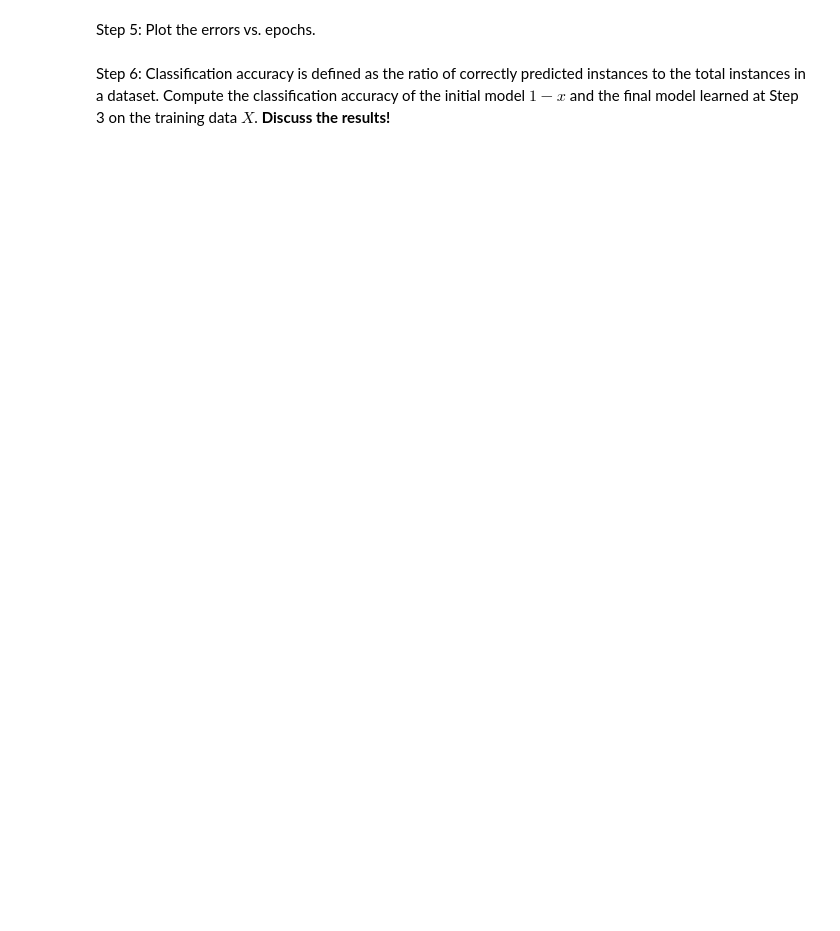
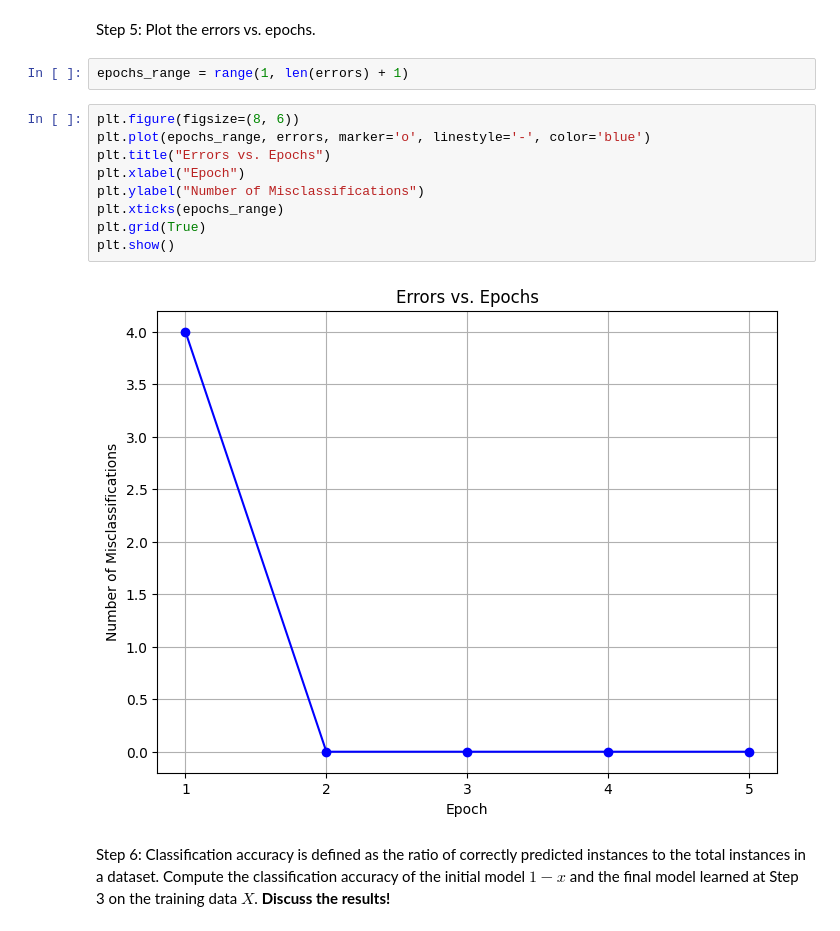
Before and after one commit to Mintass/INFO213, a Jupyter notebook: INFO213_Assignment1.ipynb, the cells around one changed output. Cells and saved outputs as stored; diff of their text form; blank space fills up the shorter version.

```diff
--- a/INFO213_Assignment1.ipynb
+++ b/INFO213_Assignment1.ipynb
@@ -146,4 +251,17 @@ Step 4: Plot the points represented by $(X, y)$, the initial model, and the fina
 # %% [markdown]
 Step 5: Plot the errors vs. epochs.
+# %%
+epochs_range = range(1, len(errors) + 1)
+# %%
+plt.figure(figsize=(8, 6))
+plt.plot(epochs_range, errors, marker='o', linestyle='-', color='blue')
+plt.title("Errors vs. Epochs")
+plt.xlabel("Epoch")
+plt.ylabel("Number of Misclassifications")
+plt.xticks(epochs_range)
+plt.grid(True)
+plt.show()
+# %% [output]
+[figure, added]
 # %% [markdown]
 Step 6: Classification accuracy is defined as the ratio of correctly predicted instances to the total instances in a dataset. Compute the classification accuracy of the initial model $1-x$ and the final model learned at Step 3 on the training data $X$. **Discuss the results!**
```
Also changed, not shown: parts of 37 cells of this notebook.
